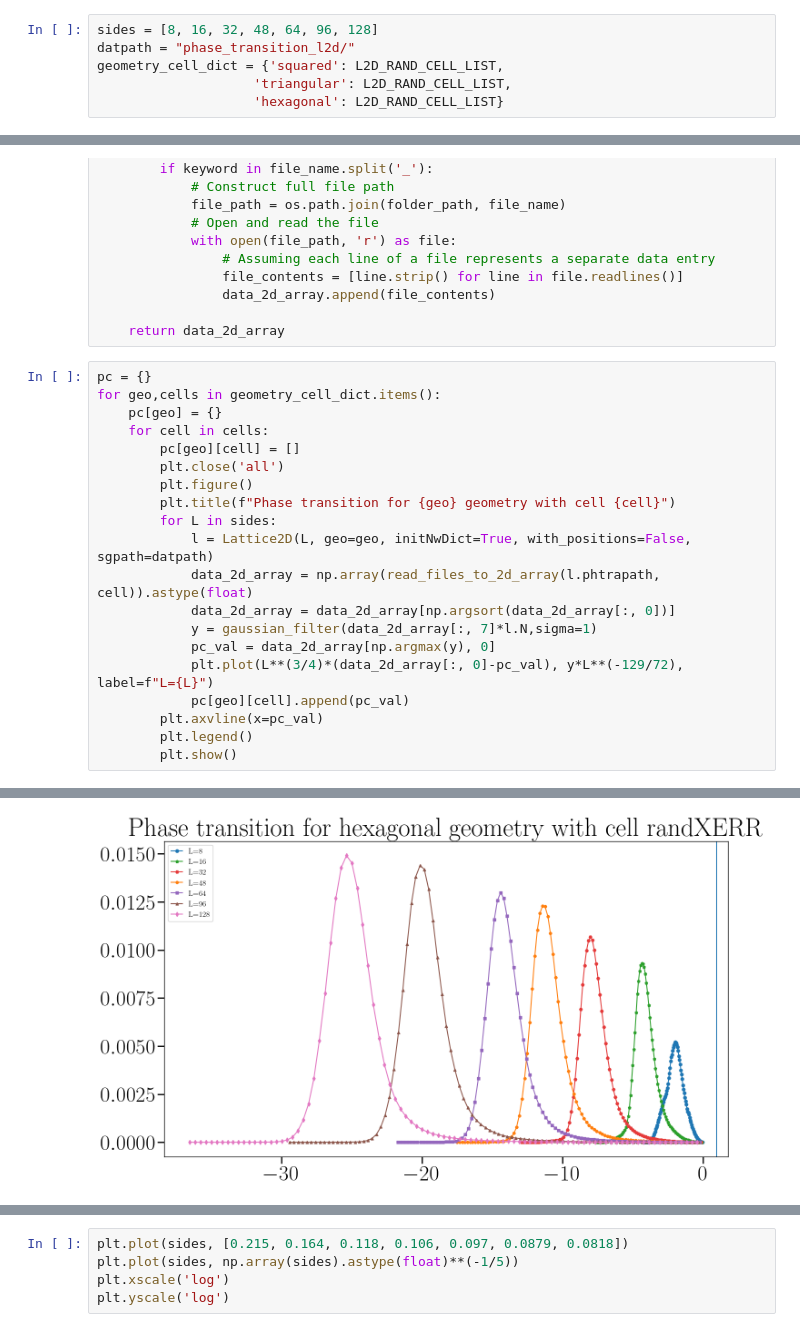
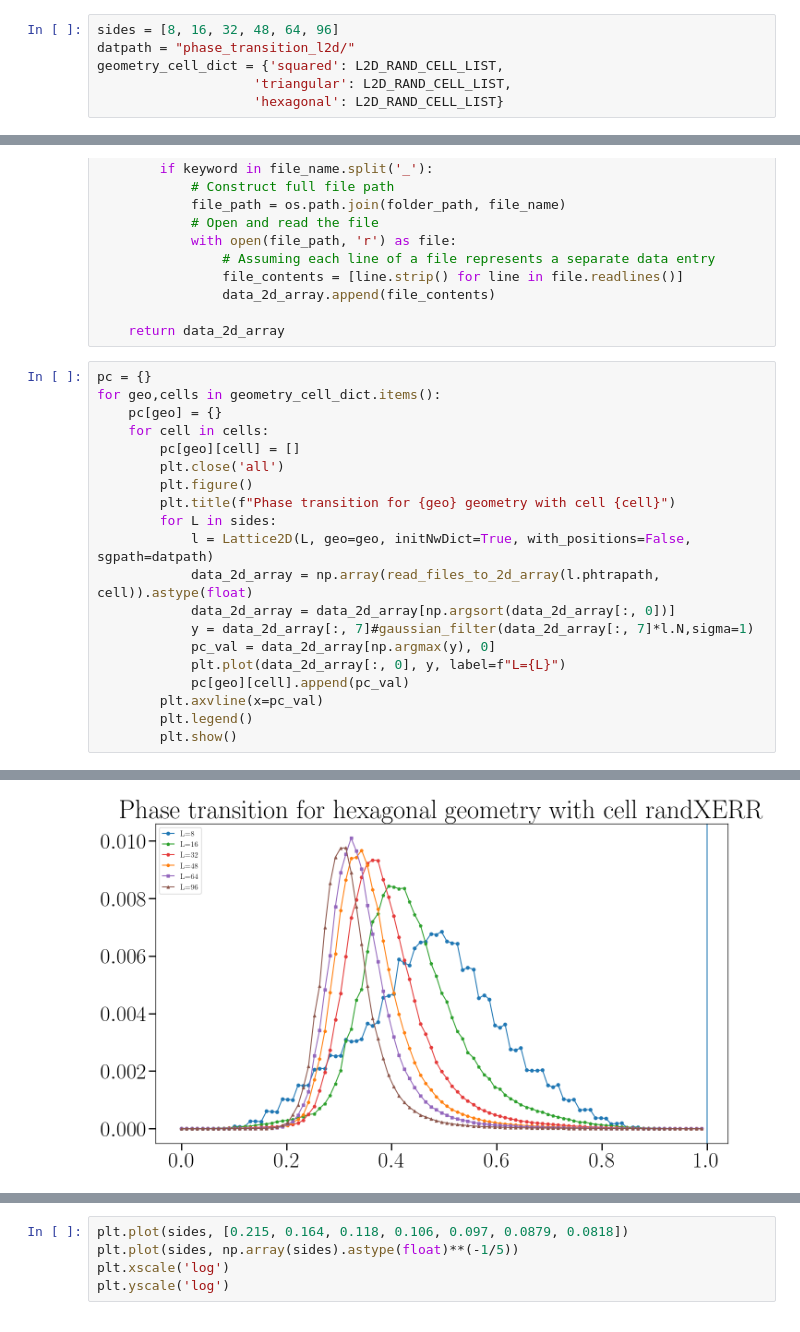
Before and after one commit to giulioiannelli/lrgsglib-public, a Jupyter notebook: ipynb/suppfig04_phtra.ipynb, the cells around one changed output, grey strips where cells are left out. Drawn from its saved outputs; the diff is of its cells as text.

```diff
--- a/ipynb/suppfig04_phtra.ipynb
+++ b/ipynb/suppfig04_phtra.ipynb
@@ -10,7 +10,7 @@ plt.style.use("ipynb/nb_plotsheet.mplstyle")
 # %% [output]
 cwd: /home/opisthofulax/PhD/projects/complex-networks/LRG-Signed
 # %%
-sides = [8, 16, 32, 48, 64, 96, 128]
+sides = [8, 16, 32, 48, 64, 96]
 datpath = "phase_transition_l2d/"
 geometry_cell_dict = {'squared': L2D_RAND_CELL_LIST,
                     'triangular': L2D_RAND_CELL_LIST,
@@ -57,9 +57,9 @@ for geo,cells in geometry_cell_dict.items():
             l = Lattice2D(L, geo=geo, initNwDict=True, with_positions=False, sgpath=datpath)
             data_2d_array = np.array(read_files_to_2d_array(l.phtrapath, cell)).astype(float)
             data_2d_array = data_2d_array[np.argsort(data_2d_array[:, 0])]
-            y = gaussian_filter(data_2d_array[:, 7]*l.N,sigma=1)
+            y = data_2d_array[:, 7]#gaussian_filter(data_2d_array[:, 7]*l.N,sigma=1)
             pc_val = data_2d_array[np.argmax(y), 0]
-            plt.plot(L**(3/4)*(data_2d_array[:, 0]-pc_val), y*L**(-129/72), label=f"L={L}")
+            plt.plot(data_2d_array[:, 0], y, label=f"L={L}")
             pc[geo][cell].append(pc_val)
         plt.axvline(x=pc_val)
         plt.legend()
@@ -75 +75 @@ for geo,cells in geometry_cell_dict.items():
-[figure, old version]
+[figure, new version]
```
Also changed, not shown: parts of 3 cells of this notebook, 4 other files.
